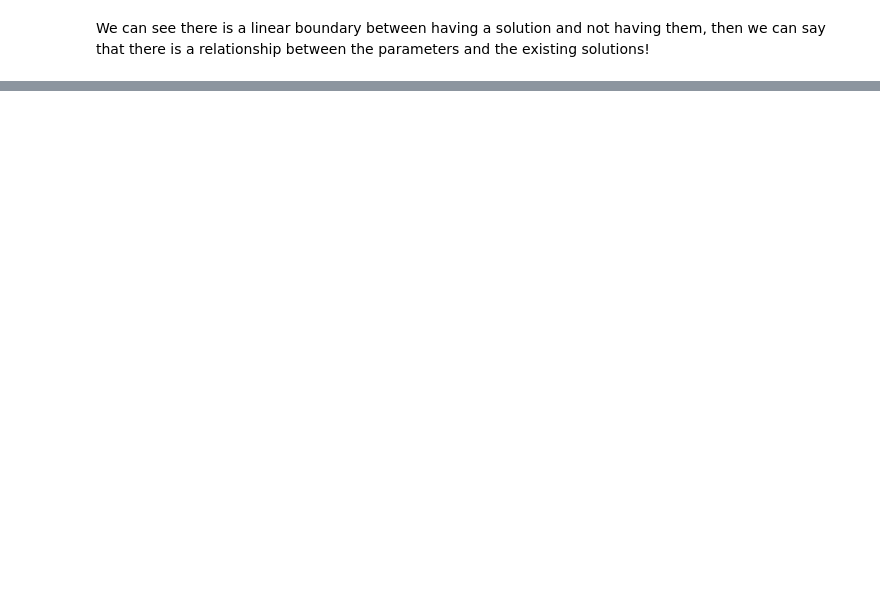
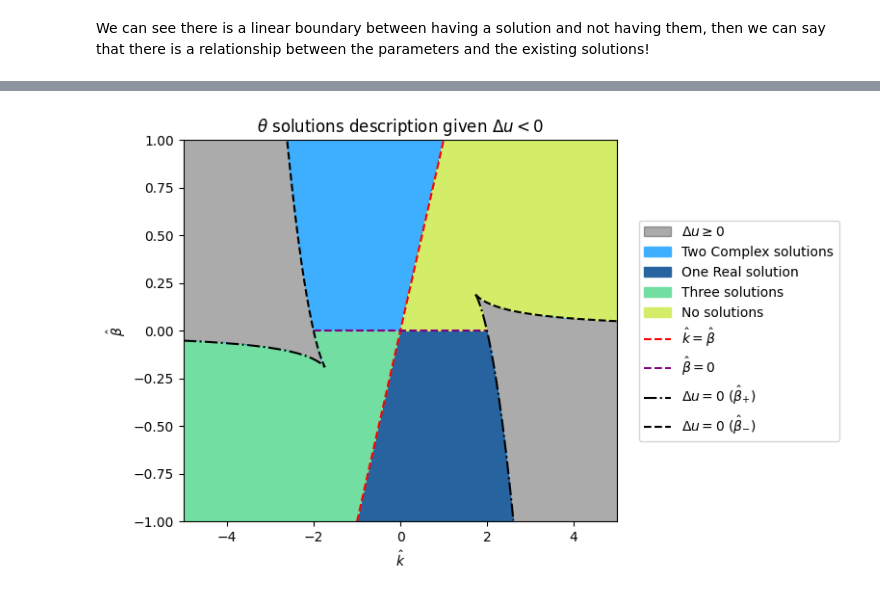
Before and after one commit to omardtl24/Mag_Isol_Numerical, a Jupyter notebook: scripts/Magnetic isolation solutions analysis.ipynb, the cells around one changed output, grey strips where cells are left out. Cells and saved outputs as stored; diff of their text form; code cells hidden in the pictures; blank space fills up the shorter version.

Commit message:
Parameters analysis

```diff
--- a/scripts/Magnetic isolation solutions analysis.ipynb
+++ b/scripts/Magnetic isolation solutions analysis.ipynb
@@ -1,5 +1,6 @@
 # %%
 import sys
+import os
 import matplotlib.pyplot as plt
 from matplotlib.patches import Patch
 import numpy as np
@@ -9,3 +10,6 @@ from matplotlib.colors import BoundaryNorm
 sys.path.append("..")
 
 from magnetic_isolation.solutions import theta_values, u_values, delta
+
+base_folder = os.path.join(".", "Plots_saved", "Params_analysis")
+os.makedirs(base_folder, exist_ok=True)
@@ -255,0 +199,92 @@ plt.show()
+# %%
+def deltau_lower_0(k,b):
+    '''
+    0 --> delta >= 0
+    1 --> Only Two Complex solutions
+    2 --> Only One Real solution
+    3 --> One Real and Two Complex solutions
+    4 --> Not solutions
+    '''
+    d = delta(k, b)
+    if d >= 0: return 0
+    thetas = theta_values(k, b)
+    if len(thetas) == 0: return 4
+    has_real = False
+    has_complex = False
+    for theta in thetas:
+        if np.imag(theta) == 0:
+            has_real = True
+        else:
+            has_complex = True
+    if has_real and not has_complex:
+        return 2
+    if has_complex and not has_real:
+        return 1
+    if has_real and has_complex:
+        return 3
+
+min_k, max_k = -5, 5
+min_b, max_b = -1, 1
+n_points = 1000
+
+k = np.linspace(min_k, max_k, n_points)
+b = np.linspace(min_b, max_b, n_points)
+K, B = np.meshgrid(k, b)
+Z = np.vectorize(deltau_lower_0)(K, B)
+levels = [-0.5, 0.5, 1.5, 2.5, 3.5, 4.5]
+colors = ["#00000054", "#3eaeff", "#27639E", "#73DEA2", "#D4ED68"]
+
+norm = BoundaryNorm(levels, len(colors))
+
+plt.figure(figsize=(8, 5))
+contour = plt.contourf(K, B, Z, levels=levels, colors=colors, norm=norm, extend='both')
+root = 2
+plot_min_k = max(min_k, min_b)
+plot_max_k = min(max_k, max_b)
+line1, = plt.plot([plot_min_k, plot_max_k], [plot_min_k, plot_max_k], color='red', linestyle='--', label=r"$\hat{k} = \hat{\beta}$")
+line2, = plt.plot([-root, root], [0, 0], color="purple", linestyle='--', label=r"$\hat{\beta} = 0$")
+
+# Compute beta(k) curves
+beta_s_plus = beta_from_k_plus(k)
+beta_s_minus = beta_from_k_minus(k)
+
+# Split into contiguous NaN-free chunks and plot
+segments_plus = split_on_nan(k, beta_s_plus)
+segments_minus = split_on_nan(k, beta_s_minus)
+
+legend_curves = [line1,line2]
+
+for i, (x_seg, y_seg) in enumerate(segments_plus):
+    mask = (y_seg >= min_b) & (y_seg <= max_b)
+    l, =plt.plot(x_seg[mask], y_seg[mask],
+             color='black', linestyle='-.',
+             label=r"$\Delta u = 0$ $(\hat{\beta}_{+})$" if i == 0 else "")
+    if i==0: legend_curves.append(l)
+
+for i, (x_seg, y_seg) in enumerate(segments_minus):
+    mask = (y_seg >= min_b) & (y_seg <= max_b)
+    l, = plt.plot(x_seg[mask], y_seg[mask],
+             color='black', linestyle='--',
+             label=r"$\Delta u = 0$ $(\hat{\beta}_{-})$" if i == 0 else "")
+    if i==0: legend_curves.append(l)
+
+legend_labels = [r"$\Delta u \geq 0$",
+                 "Two Complex solutions",
+                 "One Real solution",
+                 "Three solutions",
+                 "No solutions"]
+legend_patches = [Patch(color=color, label=label) for color, label in zip(colors, legend_labels)] + legend_curves
+
+plt.legend(handles=legend_patches,
+           loc='center left',
+           bbox_to_anchor=(1.05, 0.5),
+           borderaxespad=0.)
+
+plt.xlabel('$\\hat{k}$')
+plt.ylabel('$\\hat{\\beta}$')
+plt.title(r'$\theta$ solutions description given $\Delta u < 0$')
+plt.tight_layout()
+plt.savefig(os.path.join(base_folder, "Theta_solutions_description_Deltau_lower_0_vs_k_beta.png"), dpi=300)
+plt.show()
+# %% [output]
+[figure, added]
```
Also changed, not shown: parts of 15 cells of this notebook, 6 other files.
